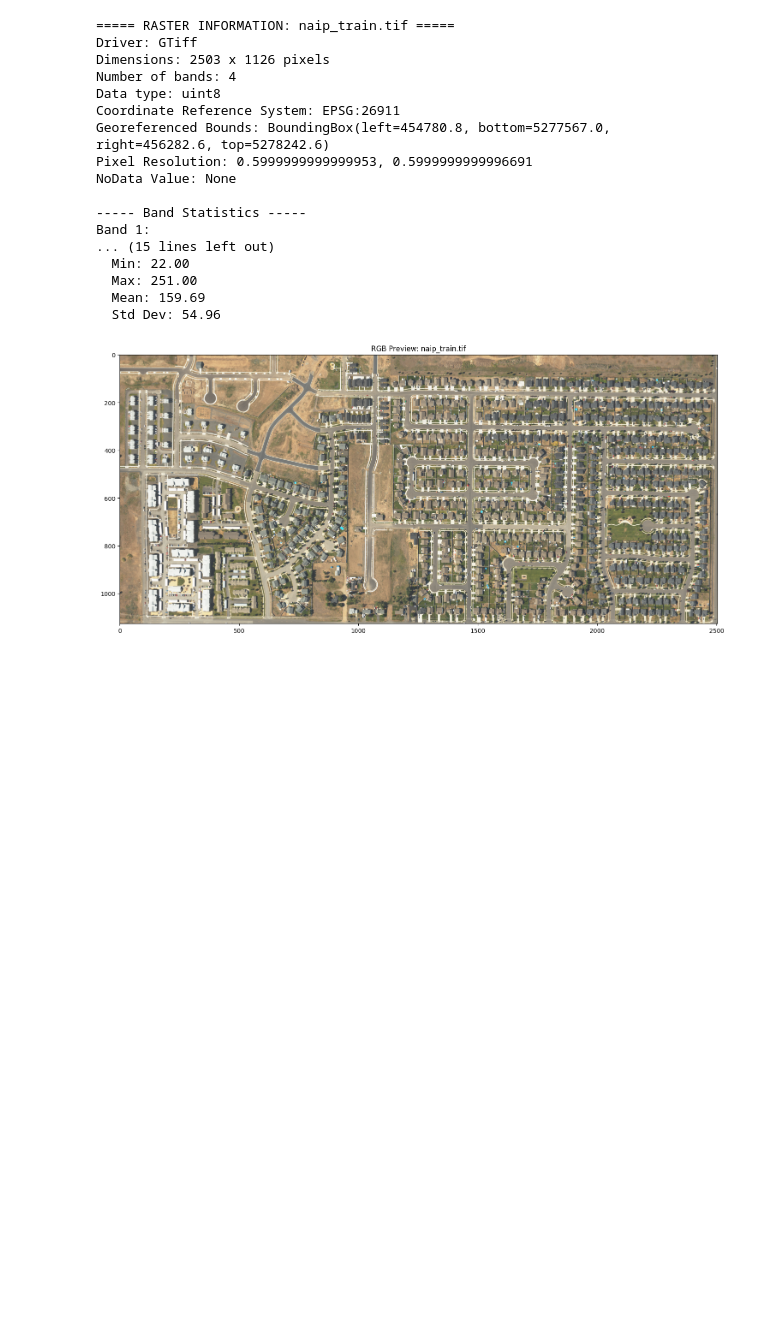
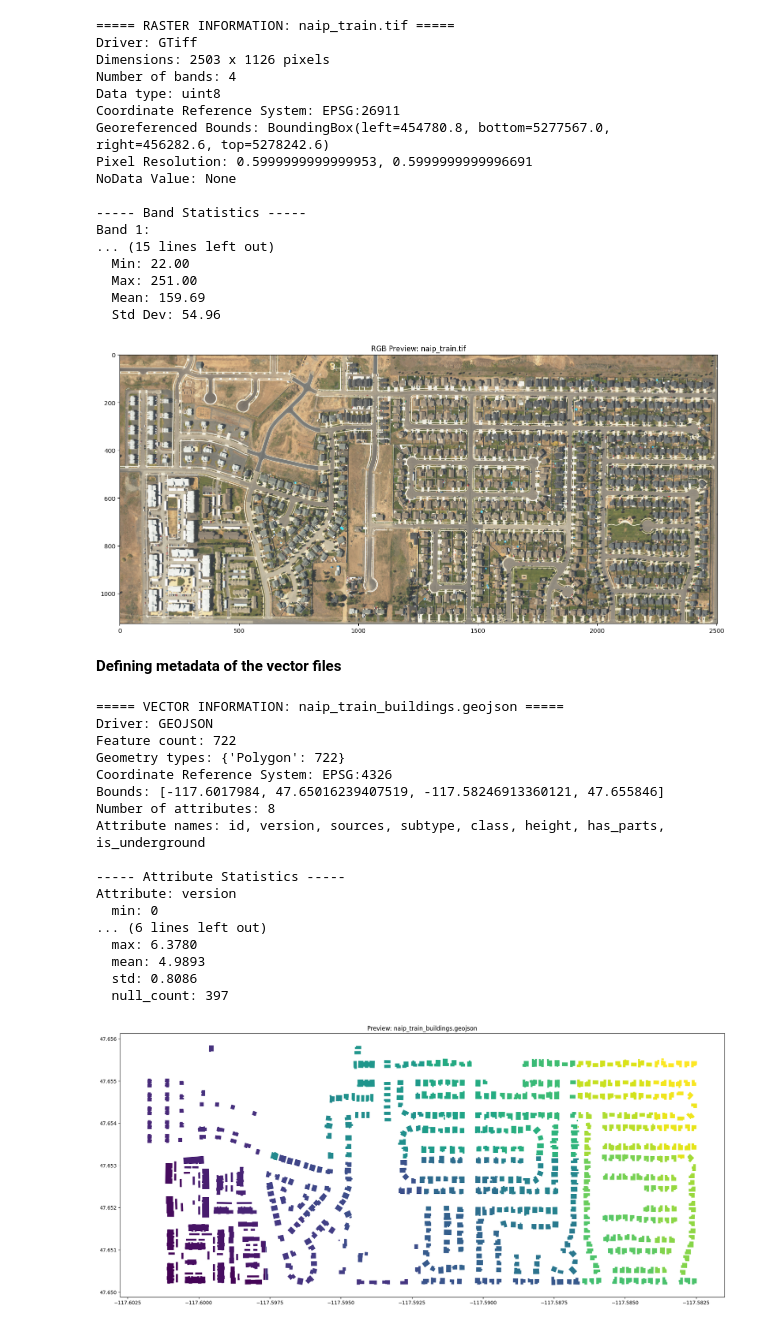
Before and after one commit to deskaygraphics/My_geoai_Project, a Jupyter notebook: View_Metadata.ipynb, the cells around one changed output. Drawn from its saved outputs; the diff is of its cells as text; code cells hidden in the pictures; blank space fills up the shorter version.

```diff
--- a/View_Metadata.ipynb
+++ b/View_Metadata.ipynb
@@ -112,3 +112,26 @@ Band 1:
   Mean: 159.69
   Std Dev: 54.96
 [figure]
+# %% [markdown]
+**Defining metadata of the vector files**
+# %%
+geoai.print_vector_info(vector_path, figsize=(18, 10))
+# %% [output]
+===== VECTOR INFORMATION: naip_train_buildings.geojson =====
+Driver: GEOJSON
+Feature count: 722
+Geometry types: {'Polygon': 722}
+Coordinate Reference System: EPSG:4326
+Bounds: [-117.6017984, 47.65016239407519, -117.58246913360121, 47.655846]
+Number of attributes: 8
+Attribute names: id, version, sources, subtype, class, height, has_parts, is_underground
+
+----- Attribute Statistics -----
+Attribute: version
+  min: 0
+... (6 lines left out)
+  max: 6.3780
+  mean: 4.9893
+  std: 0.8086
+  null_count: 397
+[figure, added]
```
Also changed, not shown: parts of 7 cells of this notebook.
